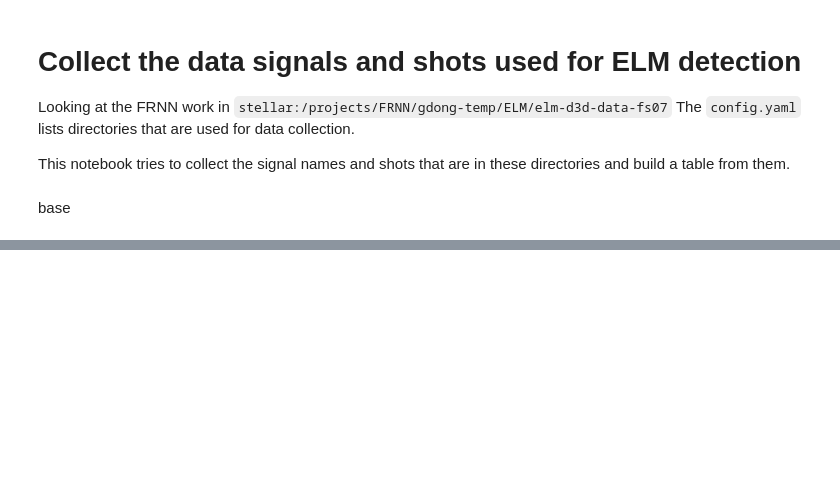
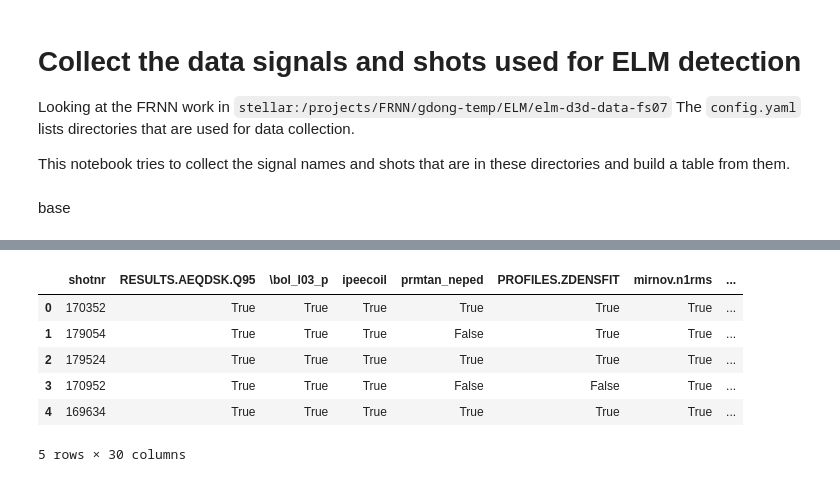
Before and after one commit to PPPLDeepLearning/dataset_ELM_full, a Jupyter notebook: shots_overview.ipynb, the cells around one changed output, grey strips where cells are left out. Saved outputs shown, nothing was run; the diff lists cells and outputs as text; code cells hidden in the pictures; blank space fills up the shorter version.

Commit message:
Working dataframe for ELM data overview

```diff
--- a/shots_overview.ipynb
+++ b/shots_overview.ipynb
@@ -115,0 +127,7 @@ print(subdirs)
+# %%
+# Get a set of all used predictors in the combined shot list
+
+all_preds = set()
+for shotnr, predictors in shots_merged.items():
+    for p in predictors:
+        all_preds.add(p)
@@ -115,0 +137,3 @@ print(subdirs)
+# %%
+shotnr = 175566
+shots_merged[175566]
@@ -115,0 +158,43 @@ print(subdirs)
+# %%
+# Build rows from the shots_merged to add into the dataframe
+
+class build_df_row:
+    def __init__(self, shot_dict, predictors):
+        self.shot_dict = shot_dict
+        self.predictors = predictors
+        self.len = len(shot_dict.keys())
+
+    def __iter__(self):
+        for shotnr in self.shot_dict.keys():
+            row = [shotnr] + [True if pred in self.shot_dict[shotnr] else False for pred in self.predictors]
+            yield row
+
+
+    def __next__(self):
+        num = self.num
+        self.num += 1
+        return num
+# %%
+
+# Build a dataframe
+df_all = pd.DataFrame(columns = ["shotnr"] + list(all_preds))
+
+# Build iterator over shots and add rows item-wise
+my_rows = build_df_row(shots_merged, list(all_preds))
+
+ctr = 0
+for row in my_rows:
+    df_all.loc[len(df_all)] = row
+    if ctr > 5:
+        break
+    ctr = ctr + 1
+# %%
+df_all.head()
+# %% [output]
+|  | shotnr | RESULTS.AEQDSK.Q95 | \bol_l03_p | ipeecoil | prmtan_neped | PROFILES.ZDENSFIT | mirnov.n1rms | ... |
+| 0 | 170352 | True | True | True | True | True | True | ... |
+| 1 | 179054 | True | True | True | False | True | True | ... |
+| 2 | 179524 | True | True | True | True | True | True | ... |
+| 3 | 170952 | True | True | True | False | False | True | ... |
+| 4 | 169634 | True | True | True | True | True | True | ... |
+5 rows × 30 columns
```
Also changed, not shown: parts of 15 cells of this notebook.
